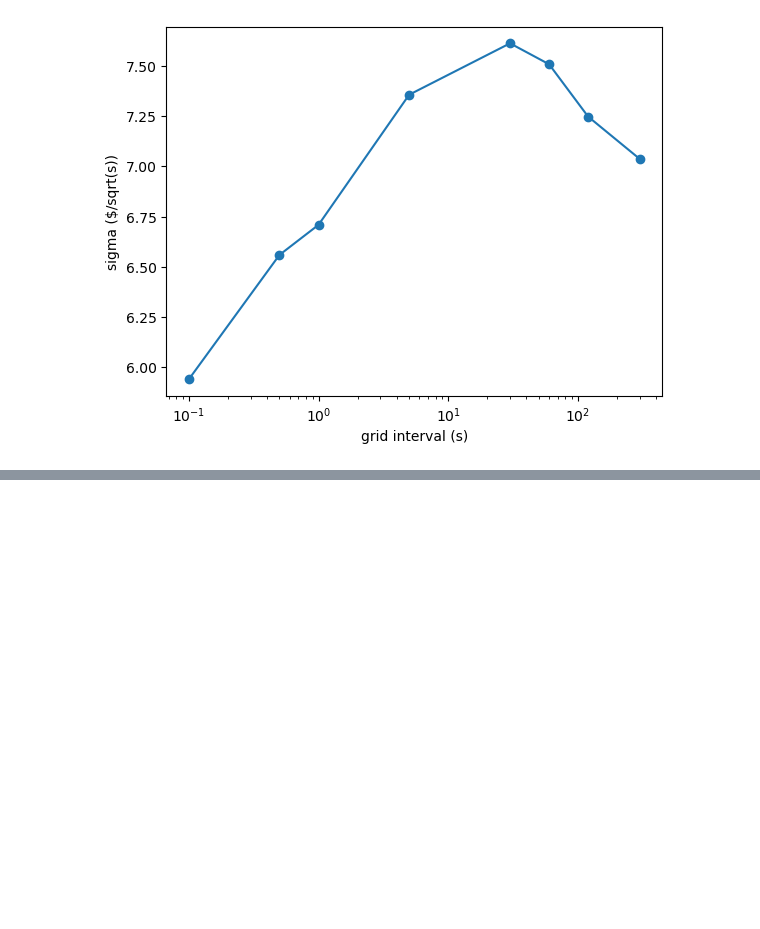
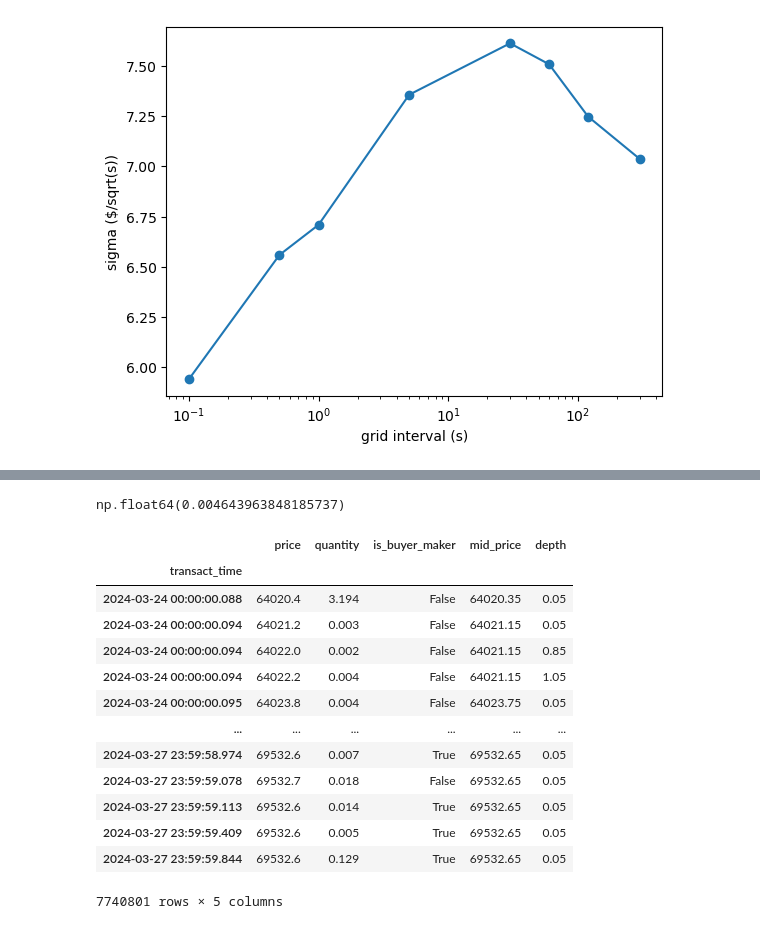
Before and after one commit to akshathp0/avellaneda-stoikov, a Jupyter notebook: validate_data.ipynb, the cells around one changed output, grey strips where cells are left out. Drawn from its saved outputs; the diff is of its cells as text; code cells hidden in the pictures; blank space fills up the shorter version.

```diff
--- a/validate_data.ipynb
+++ b/validate_data.ipynb
@@ -42,0 +113,21 @@ plt.show()
+# %%
+(spreads['depth'] < 0).mean()
+# %% [output]
+np.float64(0.004643963848185737)
+# %%
+spreads
+# %% [output]
+|  | price | quantity | is_buyer_maker | mid_price | depth |
+| transact_time |  |  |  |  |  |
+| 2024-03-24 00:00:00.088 | 64020.4 | 3.194 | False | 64020.35 | 0.05 |
+| 2024-03-24 00:00:00.094 | 64021.2 | 0.003 | False | 64021.15 | 0.05 |
+| 2024-03-24 00:00:00.094 | 64022.0 | 0.002 | False | 64021.15 | 0.85 |
+| 2024-03-24 00:00:00.094 | 64022.2 | 0.004 | False | 64021.15 | 1.05 |
+| 2024-03-24 00:00:00.095 | 64023.8 | 0.004 | False | 64023.75 | 0.05 |
+| ... | ... | ... | ... | ... | ... |
+| 2024-03-27 23:59:58.974 | 69532.6 | 0.007 | True | 69532.65 | 0.05 |
+| 2024-03-27 23:59:59.078 | 69532.7 | 0.018 | False | 69532.65 | 0.05 |
+| 2024-03-27 23:59:59.113 | 69532.6 | 0.014 | True | 69532.65 | 0.05 |
+| 2024-03-27 23:59:59.409 | 69532.6 | 0.005 | True | 69532.65 | 0.05 |
+| 2024-03-27 23:59:59.844 | 69532.6 | 0.129 | True | 69532.65 | 0.05 |
+7740801 rows × 5 columns
```
Also changed, not shown: parts of 15 cells of this notebook, 3 other files.
